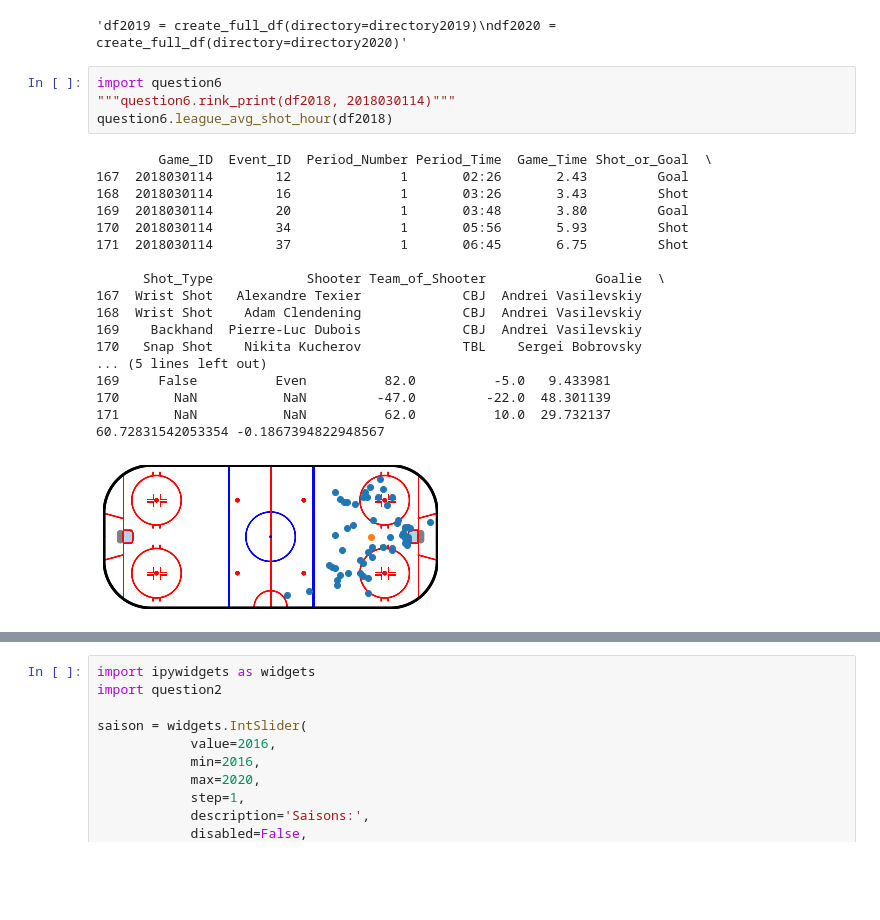
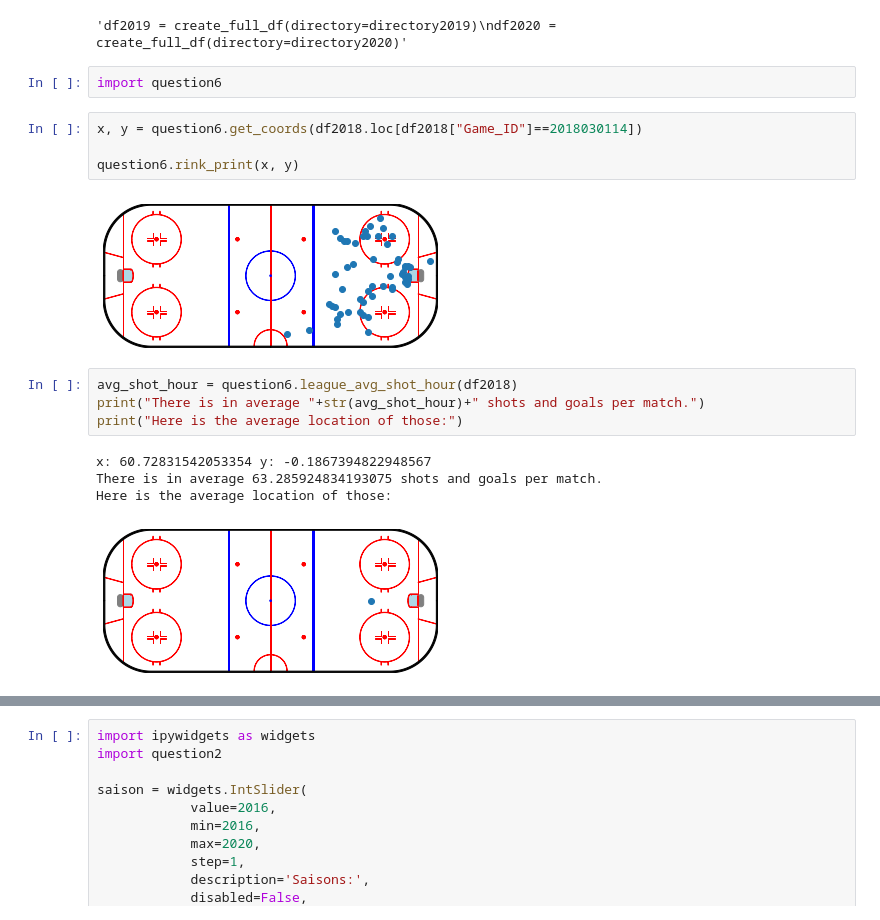
Before and after one commit to teylouniseif/ift-6758-a22, a Jupyter notebook: main.ipynb, the cells around one changed output, grey strips where cells are left out. Drawn from its saved outputs; the diff is of its cells as text; blank space fills up the shorter version.

```diff
--- a/main.ipynb
+++ b/main.ipynb
@@ -24,26 +24,20 @@ df2018 = create_full_df(directory=directory2018)
 df2020 = create_full_df(directory=directory2020)"""
 # %% [output]
 'df2019 = create_full_df(directory=directory2019)\ndf2020 = create_full_df(directory=directory2020)'
+# %%
+import question6
+# %%
+x, y = question6.get_coords(df2018.loc[df2018["Game_ID"]==2018030114])
+
+question6.rink_print(x, y)
+# %% [output]
+[figure, added]
 # %%
-import question6
-"""question6.rink_print(df2018, 2018030114)"""
-question6.league_avg_shot_hour(df2018)
+avg_shot_hour = question6.league_avg_shot_hour(df2018)
+print("There is in average "+str(avg_shot_hour)+" shots and goals per match.")
+print("Here is the average location of those:")
 # %% [output]
-        Game_ID  Event_ID  Period_Number Period_Time  Game_Time Shot_or_Goal  \
-167  2018030114        12              1       02:26       2.43         Goal
-168  2018030114        16              1       03:26       3.43         Shot
-169  2018030114        20              1       03:48       3.80         Goal
-170  2018030114        34              1       05:56       5.93         Shot
-171  2018030114        37              1       06:45       6.75         Shot
-
-      Shot_Type            Shooter Team_of_Shooter              Goalie  \
-167  Wrist Shot   Alexandre Texier             CBJ  Andrei Vasilevskiy
-168  Wrist Shot    Adam Clendening             CBJ  Andrei Vasilevskiy
-169    Backhand  Pierre-Luc Dubois             CBJ  Andrei Vasilevskiy
-170   Snap Shot    Nikita Kucherov             TBL    Sergei Bobrovsky
-... (5 lines left out)
-169     False          Even          82.0          -5.0   9.433981
-170       NaN           NaN         -47.0         -22.0  48.301139
-171       NaN           NaN          62.0          10.0  29.732137
-60.72831542053354 -0.1867394822948567
+x: 60.72831542053354 y: -0.1867394822948567
+There is in average 63.285924834193075 shots and goals per match.
+Here is the average location of those:
-[figure, old version]
+[figure, new version]
```
Also changed, not shown: parts of 1 cell of this notebook, 1 other file.
